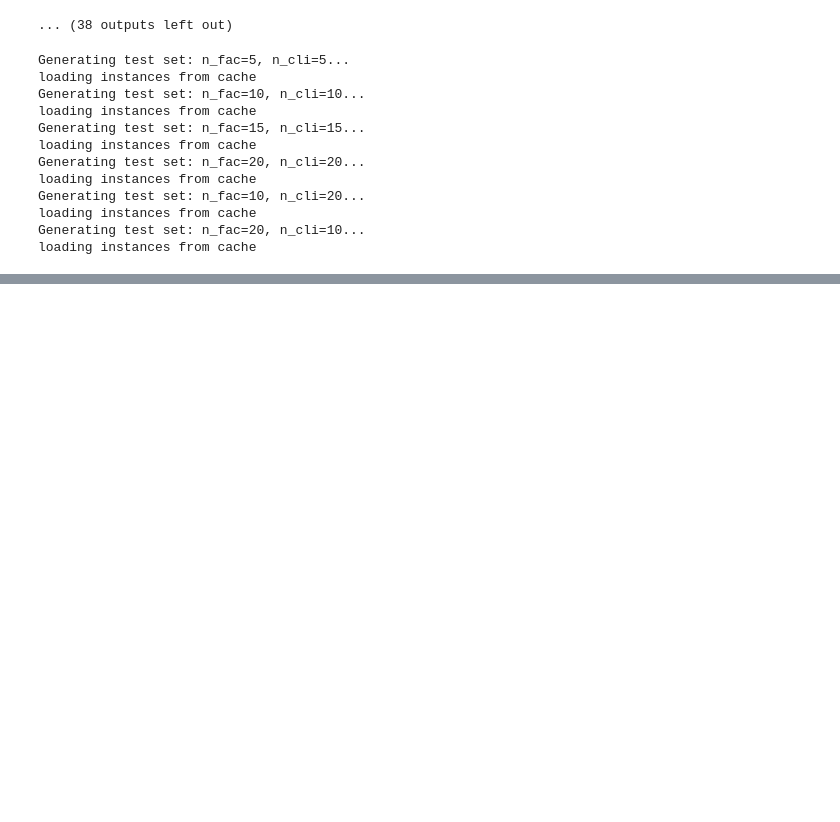
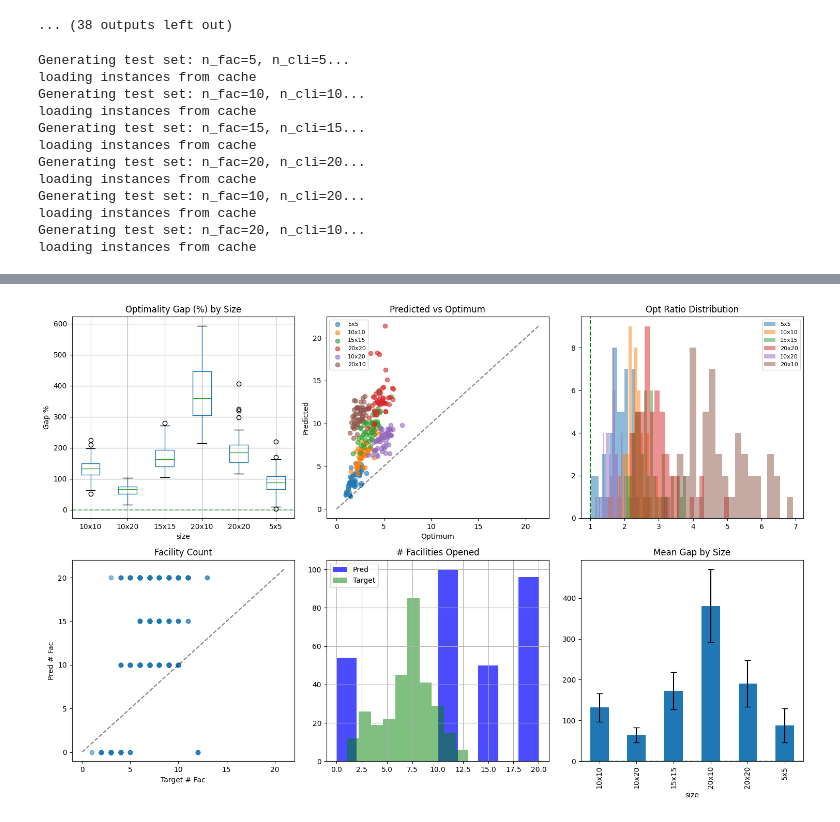
Before and after one commit to Srokusek/FLP-NAR, a Jupyter notebook: notebooks/test.ipynb, the cells around one changed output, grey strips where cells are left out. Cells and saved outputs as stored; diff of their text form; code cells hidden in the pictures; blank space fills up the shorter version.

Commit message:
simplified/internalized inference

```diff
--- a/notebooks/test.ipynb
+++ b/notebooks/test.ipynb
@@ -51,7 +51,7 @@ val_loader   = DataLoader(val_data,   batch_size=BATCH_SIZE, shuffle=False, coll
 
 # ── Model & optimiser ──────────────────────────────────────────────────────────
 device    = torch.device("cuda" if torch.cuda.is_available() else "cpu")
-model     = Reasoner(hidden_dim=128, tf_prob=0.5, res_only=True).to(device)
+model     = Reasoner(hidden_dim=128, tf_prob=0.5).to(device)
 optimizer = torch.optim.Adam(model.parameters(), lr=1e-4)
 
 print(f"device : {device}")
@@ -849,0 +296,88 @@ WORST 3 PREDICTIONS (highest optimality gap)
+# %%
+# ══════════════════════════════════════════════════════════════════════════════
+# Evaluation using Reasoner.inference()
+# ══════════════════════════════════════════════════════════════════════════════
+import pandas as pd
+import matplotlib.pyplot as plt
+import importlib, src.models.reasoners
+importlib.reload(src.models.reasoners)
+from src.models.reasoners import Reasoner
+
+# ── Collect results across all test sizes ─────────────────────────────────────
+all_results = []
+for (nf, nc), data in test_datasets.items():
+    print(f"Evaluating {nf}x{nc}...")
+    for batch in data["loader"]:
+        batch = batch.to(device)
+        all_results.extend(model.inference(batch))
+
+# ── Build DataFrame ───────────────────────────────────────────────────────────
+df = pd.DataFrame([
+    {
+        "size": f"{r['n_fac']}x{r['n_cli']}",
+        "n_fac": r["n_fac"],
+        "n_cli": r["n_cli"],
+        "predicted": r["pred_cost"],
+        "optimum": r["optimum"],
+        "dual_bound": r["dual_bound"],
+        "opt_ratio": r["opt_ratio"],
+        "dual_ratio": r["dual_ratio"],
+        "opt_gap_pct": (r["opt_ratio"] - 1.0) * 100,
+        "n_fac_opened": int(r["opened"].sum()),
+        "n_fac_target": int((r["y_target"] > 0.5).sum()),
+    }
+    for r in all_results
+])
+
+# ── Summary ───────────────────────────────────────────────────────────────────
+print(df.groupby("size").agg(
+    opt_ratio_mean=("opt_ratio", "mean"),
+    opt_ratio_std=("opt_ratio", "std"),
+    gap_pct_mean=("opt_gap_pct", "mean"),
+    gap_pct_median=("opt_gap_pct", "median"),
+    fac_opened_mean=("n_fac_opened", "mean"),
+    fac_target_mean=("n_fac_target", "mean"),
+    count=("opt_ratio", "count"),
+).round(4))
+
+# ── Plots ─────────────────────────────────────────────────────────────────────
+fig, axes = plt.subplots(2, 3, figsize=(15, 10))
+
+# Optimality gap by size
+df.boxplot(column="opt_gap_pct", by="size", ax=axes[0, 0])
+axes[0, 0].set_title("Optimality Gap (%) by Size"); axes[0, 0].set_ylabel("Gap %")
+axes[0, 0].axhline(0, color="g", ls="--", alpha=.5); plt.suptitle("")
+
+# Predicted vs Optimum
+for s in df["size"].unique():
+    sub = df[df["size"] == s]
+    axes[0, 1].scatter(sub["optimum"], sub["predicted"], label=s, alpha=.6)
+mx = max(df["optimum"].max(), df["predicted"].max())
+axes[0, 1].plot([0, mx], [0, mx], "k--", alpha=.5)
+axes[0, 1].set(xlabel="Optimum", ylabel="Predicted", title="Predicted vs Optimum")
+axes[0, 1].legend(fontsize=8)
+
+# Ratio distribution
+for s in df["size"].unique():
+    axes[0, 2].hist(df[df["size"] == s]["opt_ratio"], bins=20, alpha=.5, label=s)
+axes[0, 2].axvline(1.0, color="g", ls="--"); axes[0, 2].set_title("Opt Ratio Distribution")
+axes[0, 2].legend(fontsize=8)
+
+# Fac opened: pred vs target
+axes[1, 0].scatter(df["n_fac_target"], df["n_fac_opened"], alpha=.5)
+mf = max(df["n_fac_target"].max(), df["n_fac_opened"].max()) + 1
+axes[1, 0].plot([0, mf], [0, mf], "k--", alpha=.5)
+axes[1, 0].set(xlabel="Target # Fac", ylabel="Pred # Fac", title="Facility Count")
+
+# Fac histogram
+df["n_fac_opened"].hist(ax=axes[1, 1], alpha=.7, label="Pred", color="blue")
+df["n_fac_target"].hist(ax=axes[1, 1], alpha=.5, label="Target", color="green")
+axes[1, 1].set_title("# Facilities Opened"); axes[1, 1].legend()
+
+# Mean gap bar
+summary = df.groupby("size")["opt_gap_pct"].agg(["mean", "std"])
+summary.plot.bar(y="mean", yerr="std", ax=axes[1, 2], capsize=4, legend=False)
+axes[1, 2].set_title("Mean Gap by Size"); axes[1, 2].axhline(0, color="g", ls="--", alpha=.5)
+
+plt.tight_layout(); plt.show()
+# %% [output]
@@ -849,0 +401 @@ WORST 3 PREDICTIONS (highest optimality gap)
+[figure, added]
```
Also changed, not shown: parts of 6 cells of this notebook, 1 other file.
